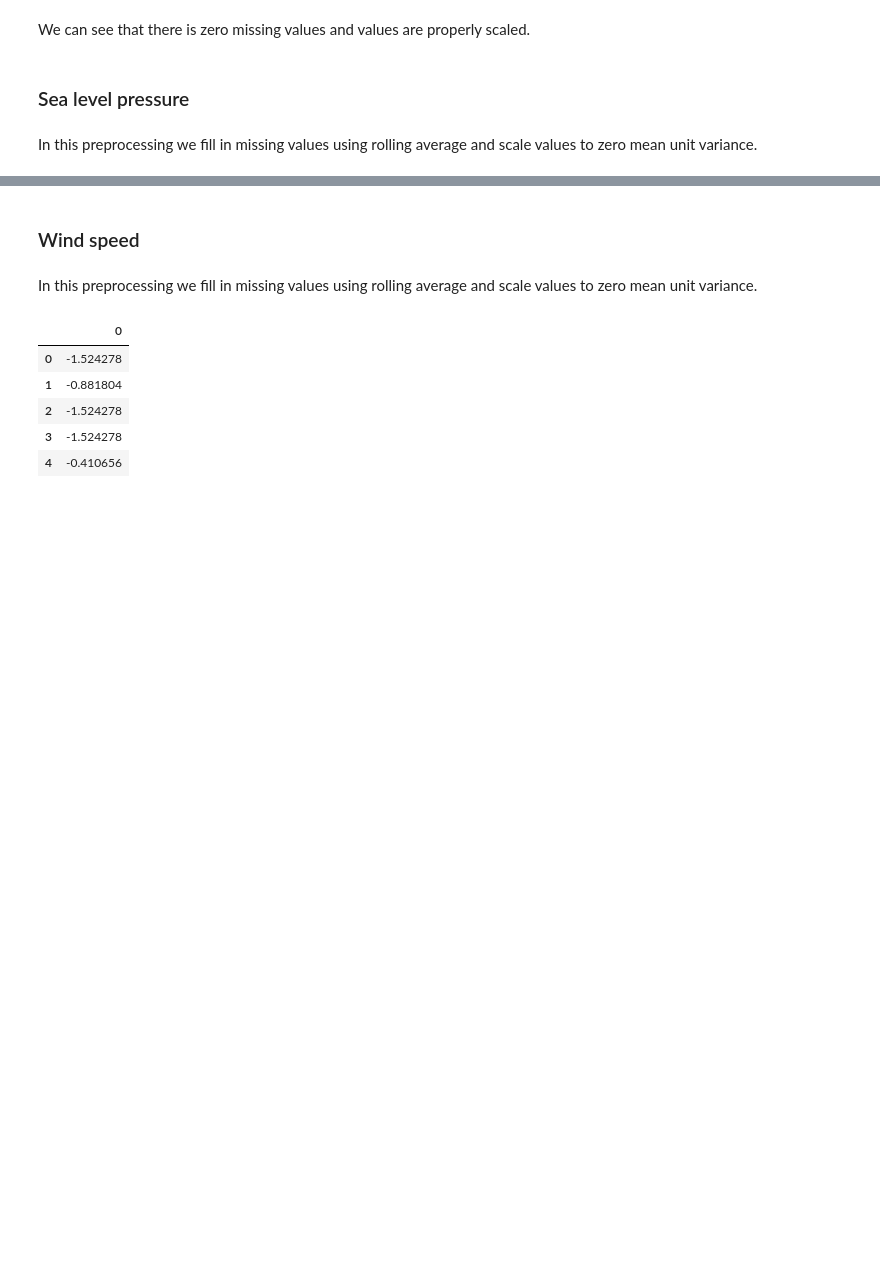
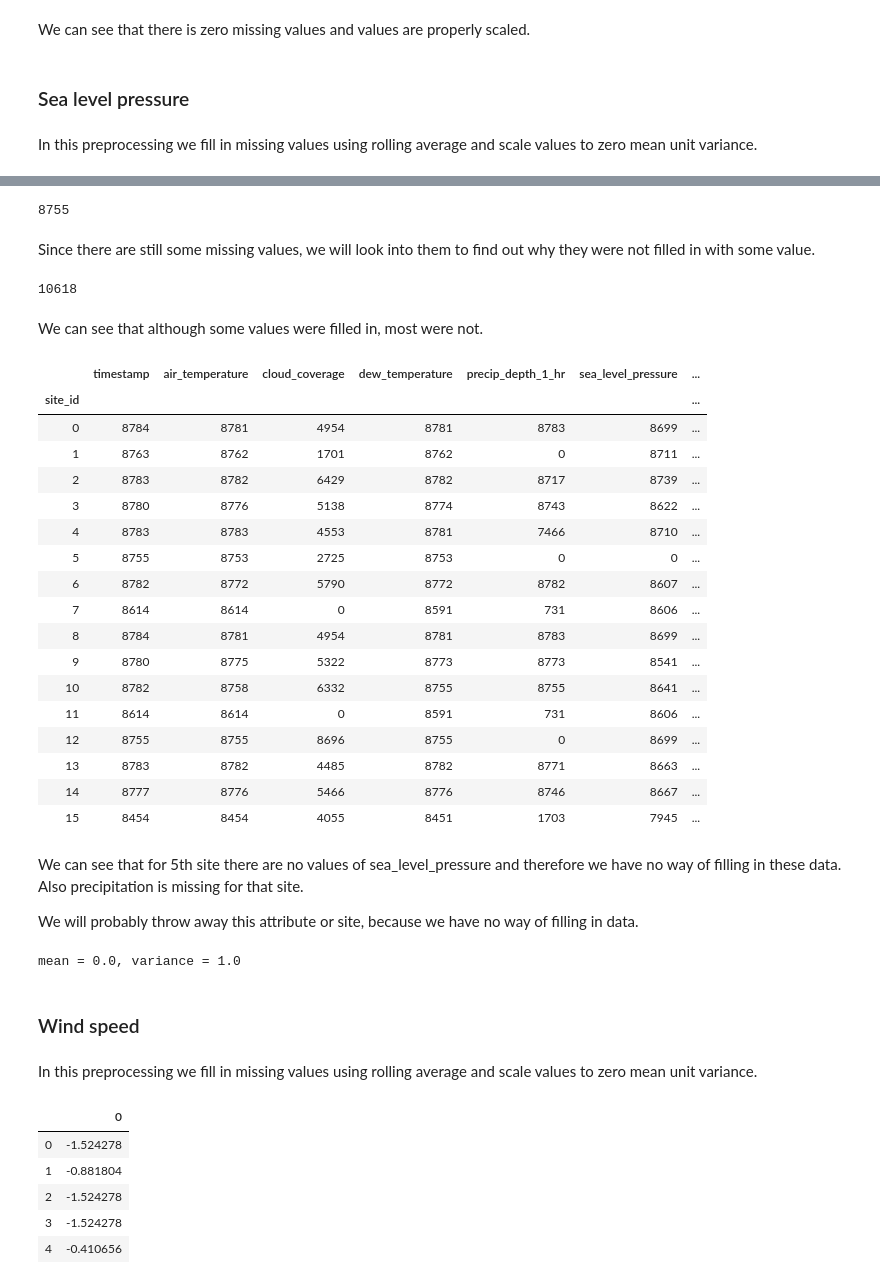
Before and after one commit to dmitana/fiit_knowledge_discovery_project, a Jupyter notebook: notebooks/preprocessing.ipynb, the cells around one changed output, grey strips where cells are left out. Saved outputs shown, nothing was run; the diff lists cells and outputs as text; code cells hidden in the pictures; blank space fills up the shorter version.

Commit message:
Update analysis of pressure and wind direction

```diff
--- a/notebooks/preprocessing.ipynb
+++ b/notebooks/preprocessing.ipynb
@@ -155,7 +162,44 @@ In this preprocessing we fill in missing values using rolling average and scale
 # %%
-# sea_level_pressure_feature[0].isna().sum()
+sea_level_pressure_feature[0].isna().sum()
+# %% [output]
+8755
+# %% [markdown]
+Since there are still some missing values, we will look into them to find out why they were not filled in with some value.
+# %%
+train_weather[train_weather.sea_level_pressure.isna()].sea_level_pressure.isna().sum()
+# %% [output]
+10618
+# %% [markdown]
+We can see that although some values were filled in, most were not.
+# %%
+train_weather.groupby(['site_id']).count()
+# %% [output]
+|  | timestamp | air_temperature | cloud_coverage | dew_temperature | precip_depth_1_hr | sea_level_pressure | ... |
+| site_id |  |  |  |  |  |  | ... |
+| 0 | 8784 | 8781 | 4954 | 8781 | 8783 | 8699 | ... |
+| 1 | 8763 | 8762 | 1701 | 8762 | 0 | 8711 | ... |
+| 2 | 8783 | 8782 | 6429 | 8782 | 8717 | 8739 | ... |
+| 3 | 8780 | 8776 | 5138 | 8774 | 8743 | 8622 | ... |
+| 4 | 8783 | 8783 | 4553 | 8781 | 7466 | 8710 | ... |
+| 5 | 8755 | 8753 | 2725 | 8753 | 0 | 0 | ... |
+| 6 | 8782 | 8772 | 5790 | 8772 | 8782 | 8607 | ... |
+| 7 | 8614 | 8614 | 0 | 8591 | 731 | 8606 | ... |
+| 8 | 8784 | 8781 | 4954 | 8781 | 8783 | 8699 | ... |
+| 9 | 8780 | 8775 | 5322 | 8773 | 8773 | 8541 | ... |
+| 10 | 8782 | 8758 | 6332 | 8755 | 8755 | 8641 | ... |
+| 11 | 8614 | 8614 | 0 | 8591 | 731 | 8606 | ... |
+| 12 | 8755 | 8755 | 8696 | 8755 | 0 | 8699 | ... |
+| 13 | 8783 | 8782 | 4485 | 8782 | 8771 | 8663 | ... |
+| 14 | 8777 | 8776 | 5466 | 8776 | 8746 | 8667 | ... |
+| 15 | 8454 | 8454 | 4055 | 8451 | 1703 | 7945 | ... |
+# %% [markdown]
+We can see that for 5th site there are no values of sea_level_pressure and therefore we have no way of filling in these data. Also precipitation is missing for that site.
+
+We will probably throw away this attribute or site, because we have no way of filling in data.
 # %%
-# check_mean_and_variance(sea_level_pressure_feature[0])
+check_mean_and_variance(sea_level_pressure_feature[0])
+# %% [output]
+mean = 0.0, variance = 1.0
 # %% [markdown]
 ### Wind speed
 # %% [markdown]
```
Also changed, not shown: parts of 7 cells of this notebook.
